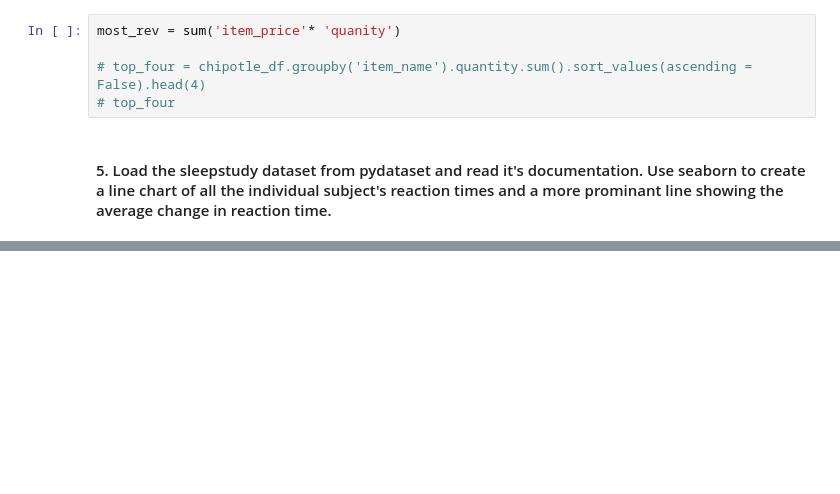
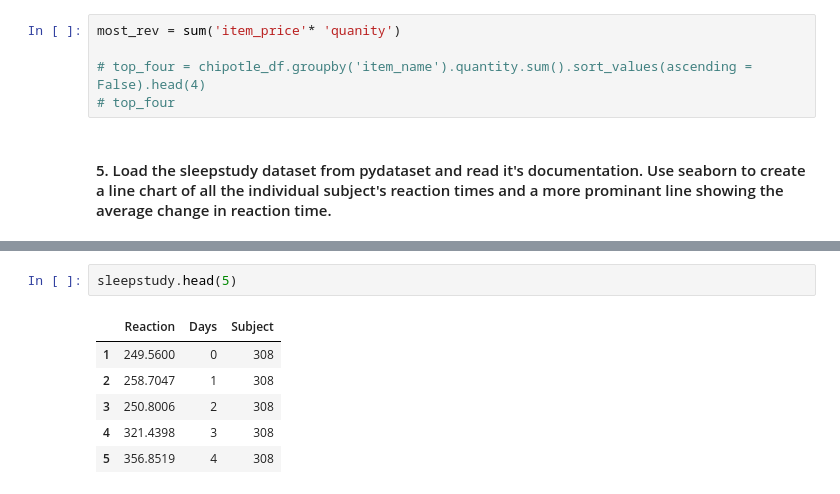
Before and after one commit to annie-carter/numpy-pandas-visualization-exercises, a Jupyter notebook: seaborn_exercises.ipynb, the cells around one changed output, grey strips where cells are left out. Drawn from its saved outputs; the diff is of its cells as text; blank space fills up the shorter version.

```diff
--- a/seaborn_exercises.ipynb
+++ b/seaborn_exercises.ipynb
@@ -292,0 +339,9 @@ most_rev = sum('item_price'* 'quanity')
+# %%
+sleepstudy.head(5)
+# %% [output]
+|  | Reaction | Days | Subject |
+| 1 | 249.5600 | 0 | 308 |
+| 2 | 258.7047 | 1 | 308 |
+| 3 | 250.8006 | 2 | 308 |
+| 4 | 321.4398 | 3 | 308 |
+| 5 | 356.8519 | 4 | 308 |
```
Also changed, not shown: parts of 5 cells of this notebook, 1 other file.
